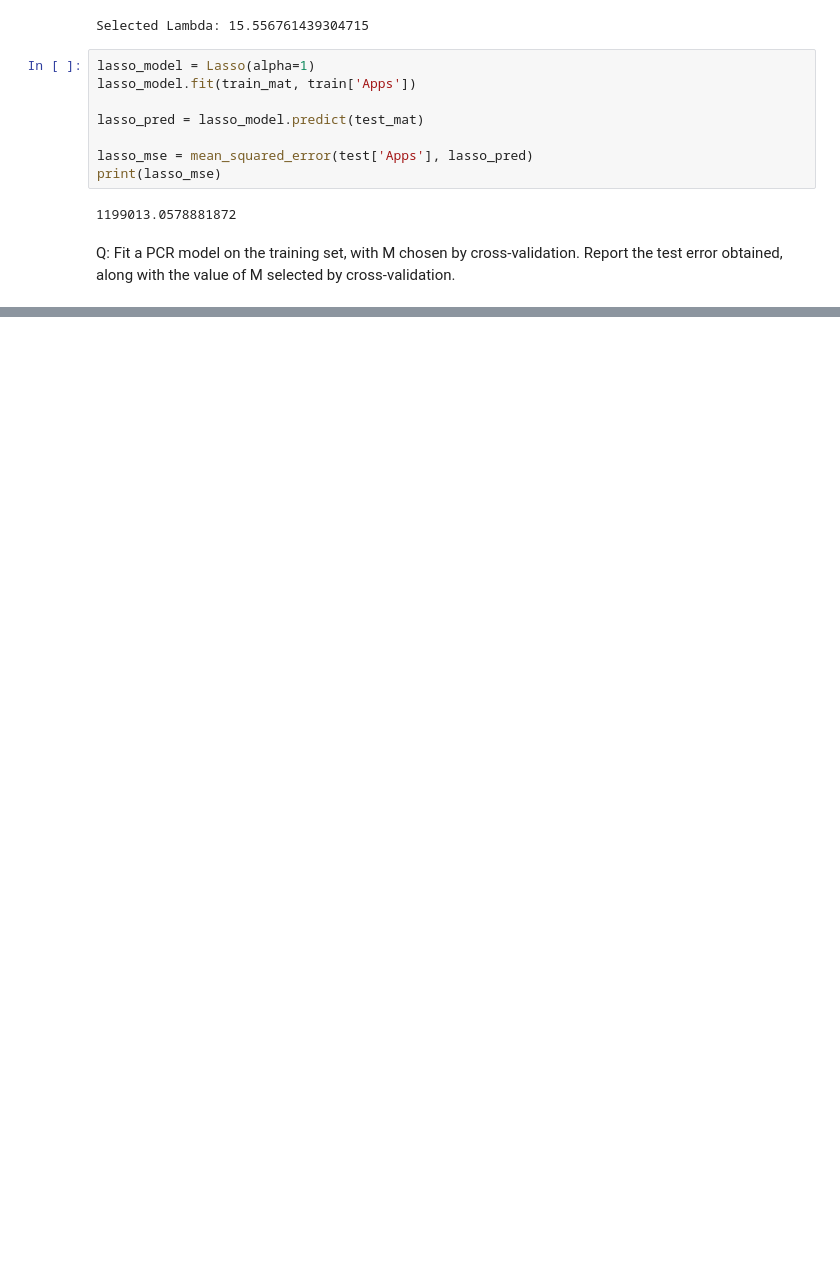
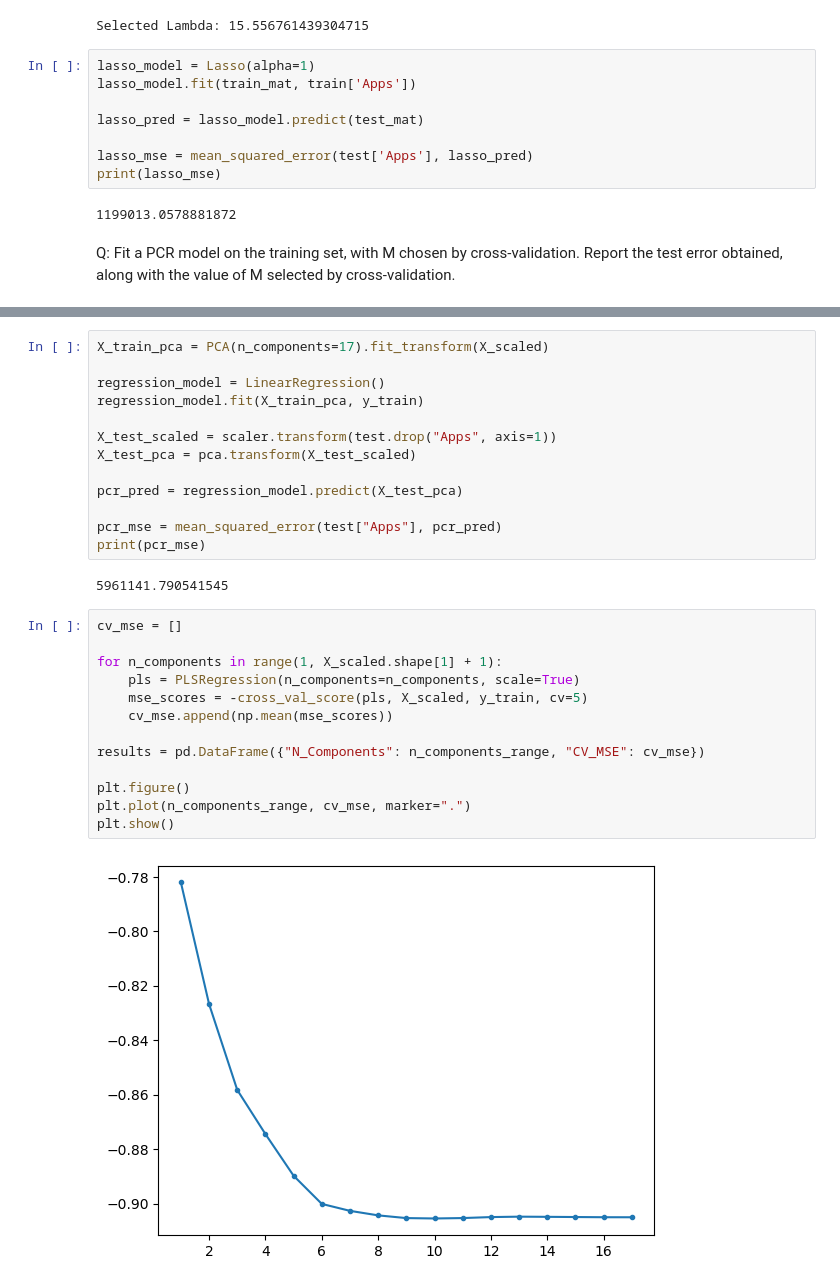
Before and after one commit to TheMerkh/ISLR, a Jupyter notebook: 6°Chapter/9-Exercise/Solved.ipynb, the cells around one changed output, grey strips where cells are left out. Cells and saved outputs as stored; diff of their text form; blank space fills up the shorter version.

```diff
--- a/6°Chapter/9-Exercise/Solved.ipynb
+++ b/6°Chapter/9-Exercise/Solved.ipynb
@@ -177,0 +172,30 @@ print(model_pcr_mse)
+# %%
+X_train_pca = PCA(n_components=17).fit_transform(X_scaled)
+
+regression_model = LinearRegression()
+regression_model.fit(X_train_pca, y_train)
+
+X_test_scaled = scaler.transform(test.drop("Apps", axis=1))
+X_test_pca = pca.transform(X_test_scaled)
+
+pcr_pred = regression_model.predict(X_test_pca)
+
+pcr_mse = mean_squared_error(test["Apps"], pcr_pred)
+print(pcr_mse)
+# %% [output]
+5961141.790541545
+# %%
+cv_mse = []
+
+for n_components in range(1, X_scaled.shape[1] + 1):
+    pls = PLSRegression(n_components=n_components, scale=True)
+    mse_scores = -cross_val_score(pls, X_scaled, y_train, cv=5)
+    cv_mse.append(np.mean(mse_scores))
+
+results = pd.DataFrame({"N_Components": n_components_range, "CV_MSE": cv_mse})
+
+plt.figure()
+plt.plot(n_components_range, cv_mse, marker=".")
+plt.show()
+# %% [output]
+[figure, added]
```
Also changed, not shown: parts of 6 cells of this notebook.
